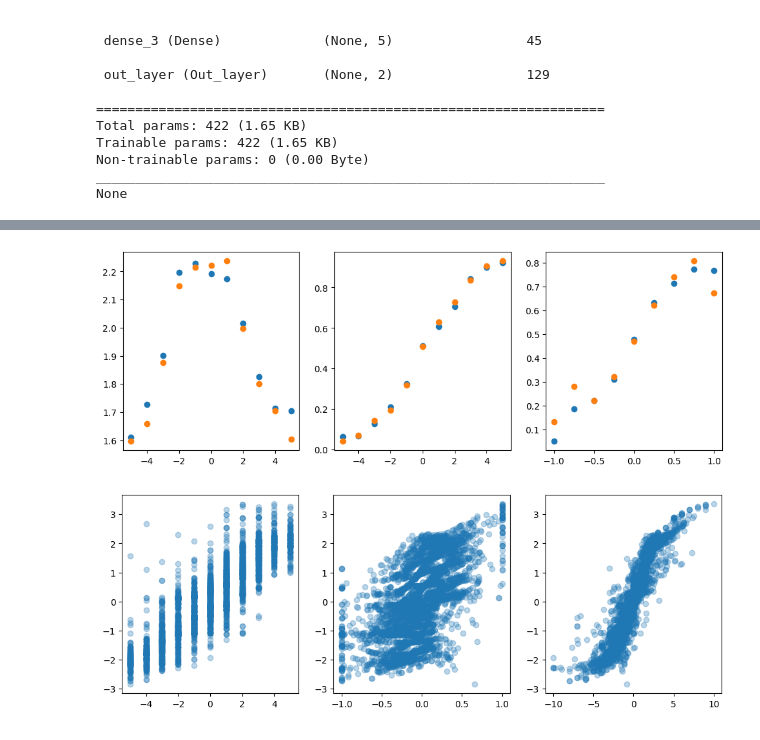
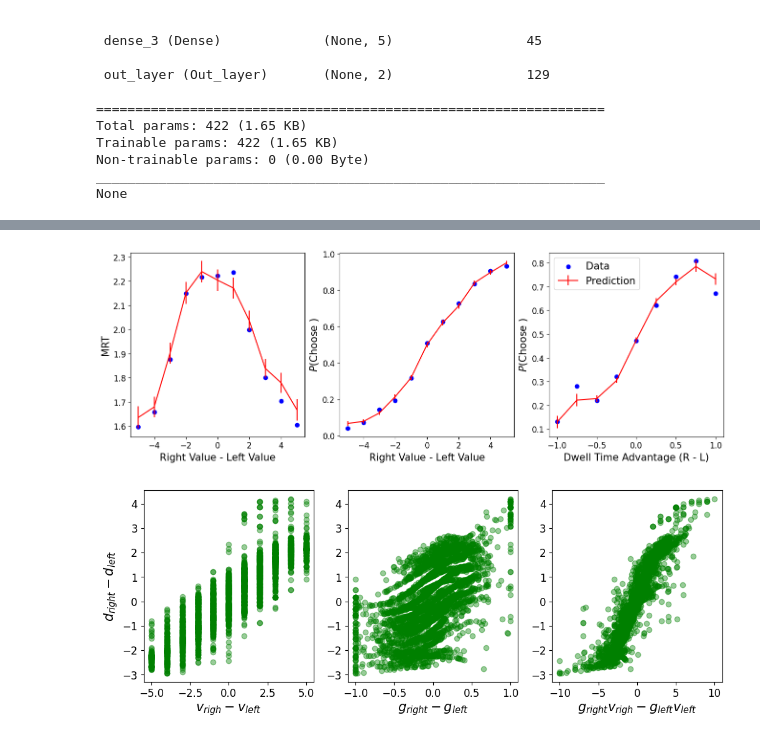
Before and after one commit to AmirHoseinHadian/DeepSSM, a Jupyter notebook: 02_Empirical_Data_Analysis/01 - Krajbich 2010 (Complete).ipynb, the cells around one changed output, grey strips where cells are left out. Saved outputs shown, nothing was run; the diff lists cells and outputs as text; code cells hidden in the pictures.

Commit message:
varibility of predictions is added

```diff
--- a/02_Empirical_Data_Analysis/01 - Krajbich 2010 (Complete).ipynb
+++ b/02_Empirical_Data_Analysis/01 - Krajbich 2010 (Complete).ipynb
@@ -1,5 +1,6 @@
 # %%
 import keras
+import scipy
 import numpy as np
 import pandas as pd
 import tensorflow as tf
@@ -10,6 +11,13 @@ from scipy.stats import pearsonr
 from sklearn.metrics import r2_score
 from sklearn.metrics import mean_squared_error
 from sklearn.model_selection import train_test_split
+
+plt.rc('font', size=12)          # controls default text sizes
+plt.rc('axes', titlesize=12)     # fontsize of the axes title
+plt.rc('axes', labelsize=15)    # fontsize of the x and y labels
+plt.rc('xtick', labelsize=12)    # fontsize of the tick labels
+plt.rc('ytick', labelsize=12)    # fontsize of the tick labels
+plt.rc('legend', fontsize=15)    # legend fontsize
 # %%
 def Race(v, b, ndt=0, dt=0.001):
     x = np.array([0.0, 0.0])
@@ -126,6 +134,10 @@ Non-trainable params: 0 (0.00 Byte)
 _________________________________________________________________
 None
 # %%
-history = model.fit(X_train, obs_train, shuffle=False, batch_size=X_train.shape[0], epochs=4000)
+history = model.fit(X_train,
+                    obs_train,
+                    shuffle=False,
+                    batch_size=X_train.shape[0],
+                    epochs=4000)
 # %% [output]
 Epoch 1/4000
@@ -178,33 +186,57 @@ pred_bhv['diff'] = pred_bhv['val2'] - pred_bhv['val1']
 # %%
-plt.figure(figsize=(12, 4))
+plt.figure(figsize=(16, 5))
 plt.subplot(131)
-plt.scatter(x=pred_bhv.groupby(by='diff')['diff'].mean(), y=pred_bhv.groupby(by='diff')['rt'].mean());
+se = pred_bhv.groupby(by='value_diff')['rt'].sem()
+h = se * scipy.stats.t.ppf(1.95 / 2., pred_bhv.shape[0])
+plt.errorbar(pred_bhv.groupby(by='value_diff')['value_diff'].mean(),
+             pred_bhv.groupby(by='value_diff')['rt'].mean(),
+             yerr=h, c='red')
 plt.scatter(x=ts_df.groupby(by='Right Value - Left Value')['Right Value - Left Value'].mean(),
-            y=ts_df.groupby(by='Right Value - Left Value')['rt'].mean());
+            y=ts_df.groupby(by='Right Value - Left Value')['rt'].mean(), c='blue');
+plt.xlabel('Right Value - Left Value');
+plt.ylabel('MRT');
 
 plt.subplot(132)
-plt.scatter(x=pred_bhv.groupby(by='diff')['diff'].mean(), y=pred_bhv.groupby(by='diff')['ch'].mean());
+se = pred_bhv.groupby(by='value_diff')['ch'].sem()
+h = se * scipy.stats.t.ppf(1.95 / 2., pred_bhv.shape[0])
+plt.errorbar(x=pred_bhv.groupby(by='value_diff')['value_diff'].mean(),
+             y=pred_bhv.groupby(by='value_diff')['ch'].mean(),
+             yerr=h, c='red');
 plt.scatter(x=ts_df.groupby(by='Right Value - Left Value')['Right Value - Left Value'].mean(),
-            y=ts_df.groupby(by='Right Value - Left Value')['choice'].mean()-1);
+            y=ts_df.groupby(by='Right Value - Left Value')['choice'].mean()-1, c='blue');
+plt.xlabel('Right Value - Left Value');
+plt.ylabel(r'$P$(Choose )');
 
 plt.subplot(133)
-plt.scatter(x=pred_bhv.groupby(by='gaze_diff')['gaze_diff'].mean(), y=pred_bhv.groupby(by='gaze_diff')['ch'].mean());
+se = pred_bhv.groupby(by='gaze_diff')['ch'].sem()
+h = se * scipy.stats.t.ppf(1.95 / 2., pred_bhv.shape[0])
+plt.errorbar(x=pred_bhv.groupby(by='gaze_diff')['gaze_diff'].mean(),
+             y=pred_bhv.groupby(by='gaze_diff')['ch'].mean(),
+             yerr=h, label='Prediction', c='red');
 plt.scatter(x=ts_df.groupby(by='Dwell Time Advantage (R - L)')['Dwell Time Advantage (R - L)'].mean(),
-            y=ts_df.groupby(by='Dwell Time Advantage (R - L)')['choice'].mean()-1);
+            y=ts_df.groupby(by='Dwell Time Advantage (R - L)')['choice'].mean()-1,
+            c='blue', label='Data');
+plt.xlabel('Dwell Time Advantage (R - L)');
+plt.ylabel(r'$P$(Choose )');
+plt.legend();
 # %% [output]
-[figure, old version]
+[figure, new version]
 # %%
 plt.figure(figsize=(12, 4))
 plt.subplot(131)
 plt.scatter(X_test[:, 0] - X_test[:, 1],
-            pred_v[:, 0] - pred_v[:, 1], alpha=0.3);
+            pred_v[:, 0] - pred_v[:, 1], alpha=0.4, c='green');
+plt.ylabel(r'$d_{right} - d_{left}$');
+plt.xlabel(r'$v_{righ} - v_{left}$ ');
 
 plt.subplot(132)
 plt.scatter(X_test[:, 2] - X_test[:, 3],
-            pred_v[:, 0] - pred_v[:, 1], alpha=0.3);
+            pred_v[:, 0] - pred_v[:, 1], alpha=0.4, c='green');
+plt.xlabel(r'$g_{right} - g_{left}$ ');
 
 plt.subplot(133)
 plt.scatter(X_test[:, 0]*X_test[:, 2] - X_test[:, 1]*X_test[:, 3],
-            pred_v[:, 0] - pred_v[:, 1], alpha=0.3);
+            pred_v[:, 0] - pred_v[:, 1], alpha=0.4, c='green');
+plt.xlabel(r'$g_{right} v_{righ} - g_{left} v_{left}$ ');
 # %% [output]
-[figure, old version]
+[figure, new version]
```
Also changed, not shown: parts of 4 cells of this notebook, 1 other file.
